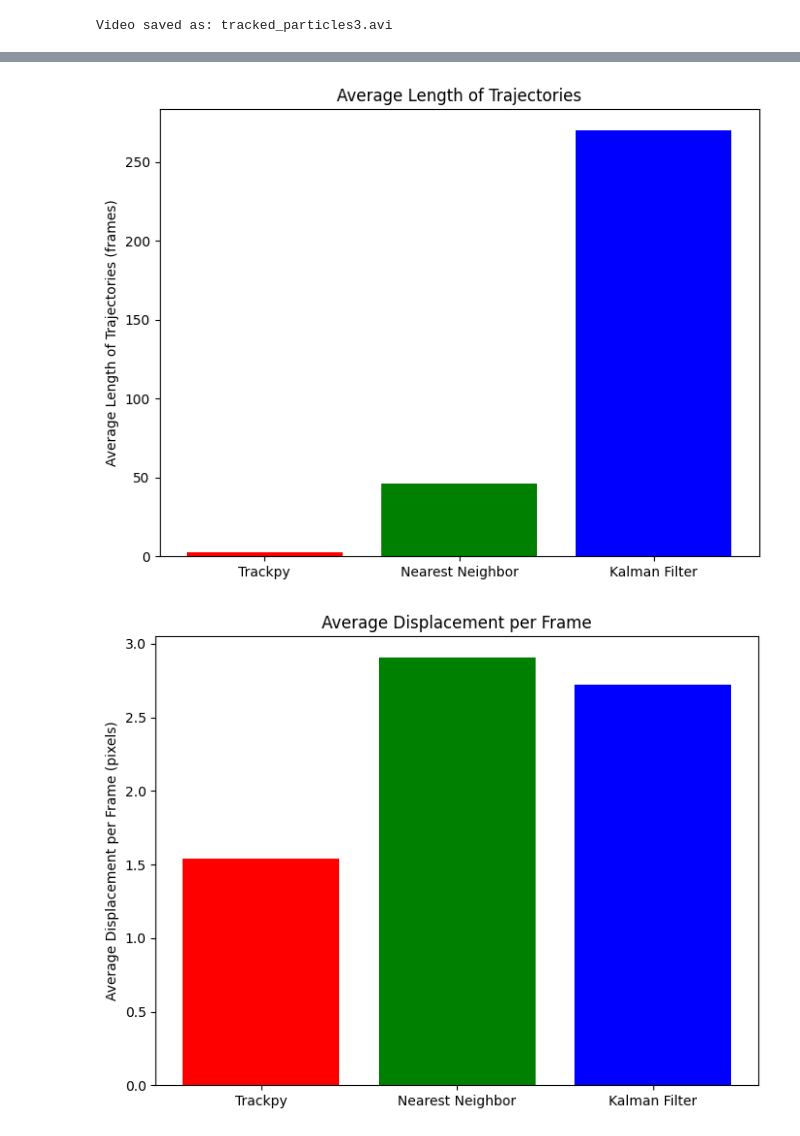
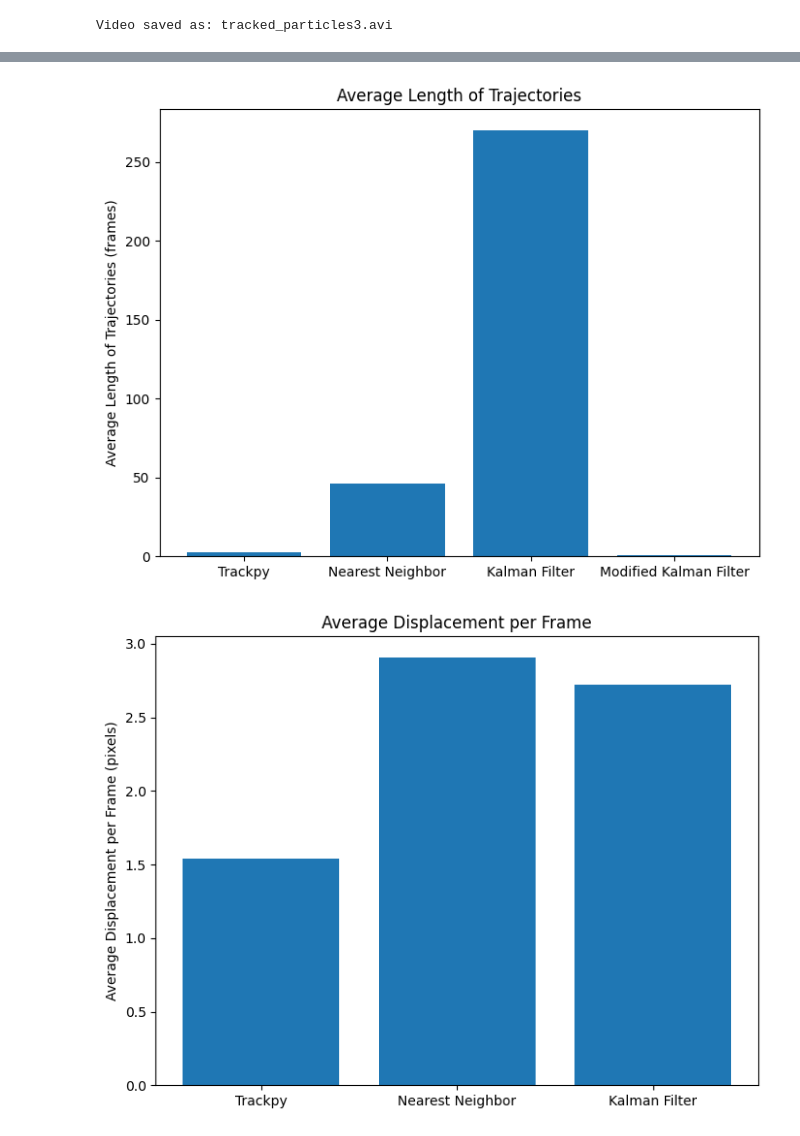
Before and after one commit to ramy-code/particle_tracking, a Jupyter notebook: notebook.ipynb, the cells around one changed output, grey strips where cells are left out. Drawn from its saved outputs; the diff is of its cells as text; code cells hidden in the pictures.

```diff
--- a/notebook.ipynb
+++ b/notebook.ipynb
@@ -259,33 +94,3 @@ colored_sequence = color_sequence(trackpy_trajectories)
 save_as_video(colored_sequence, 'tracked_particles3.avi', fps=30)
 # %% [output]
 Video saved as: tracked_particles3.avi
-# %%
-def calculate_metrics(trajectories, method_name):
-    lengths = [len(traj) for traj in trajectories]
-    avg_length = np.mean(lengths)
-
-    # Calculate the number of trajectories
-    num_trajectories = len(trajectories)
-
-    # Calculate the average displacement per frame
-    displacements = []
-    for traj in trajectories:
-        # Calculate the Euclidean distance between each consecutive pair of points in a trajectory
-        displacement = np.sqrt(np.sum(np.diff(traj, axis=0)**2, axis=1))
-        displacements.extend(displacement)
-
-    avg_displacement = np.mean(displacements)
-
-    # Print the results
-    print(f"Method: {method_name}")
-    print(f"Number of Trajectories: {num_trajectories}")
-    print(f"Average Length of Trajectories: {avg_length:.2f} frames")
-    print(f"Average Displacement per Frame: {avg_displacement:.2f} pixels")
-    print("=" * 40)
-
-    return {
-        "method": method_name,
-        "num_trajectories": num_trajectories,
-        "avg_length": avg_length,
-        "avg_displacement": avg_displacement
-    }
@@ -293,11 +100,13 @@ def calculate_metrics(trajectories, method_name):
 trackpy_trajectories = track_with_trackpy(frames)
 nearest_neighbor_trajectories = track_with_nearest_neighbor(frames)
 kalman_trajectories = track_with_kalman_filter(frames)
+modified_kalman_trajectories = track_with_modified_kalman(frames)
 
 # Calculate metrics for each method
 metrics_trackpy = calculate_metrics(trackpy_trajectories, "Trackpy")
 metrics_nearest_neighbor = calculate_metrics(nearest_neighbor_trajectories, "Nearest Neighbor")
 metrics_kalman = calculate_metrics(kalman_trajectories, "Kalman Filter")
+metrics_modified_kalman = calculate_metrics(modified_kalman_trajectories, "Modified Kalman Filter")
 # %% [output]
 Frame 270: 12 trajectories present.
 Method: Trackpy
@@ -317,24 +127,24 @@ Average Displacement per Frame: 2.72 pixels
 ========================================
 # %%
-metrics_df = pd.DataFrame([metrics_trackpy, metrics_nearest_neighbor, metrics_kalman])
+metrics_df = pd.DataFrame([metrics_trackpy, metrics_nearest_neighbor, metrics_kalman,metrics_modified_kalman])
 # %%
 # Bar plot of average lengths
 plt.figure(figsize=(8, 6))
-plt.bar(metrics_df['method'], metrics_df['avg_length'], color=['red', 'green', 'blue'])
+plt.bar(metrics_df['method'], metrics_df['avg_length'])
 plt.ylabel('Average Length of Trajectories (frames)')
 plt.title('Average Length of Trajectories')
 plt.show()
 # %% [output]
-[figure, old version]
+[figure, new version]
 # %%
 # Bar plot of average displacements
 plt.figure(figsize=(8, 6))
-plt.bar(metrics_df['method'], metrics_df['avg_displacement'], color=['red', 'green', 'blue'])
+plt.bar(metrics_df['method'], metrics_df['avg_displacement'])
 plt.ylabel('Average Displacement per Frame (pixels)')
 plt.title('Average Displacement per Frame')
 plt.show()
 # %% [output]
-[figure, old version]
+[figure, new version]
 # %%
 # Bar plot of number of trajectories
 plt.figure(figsize=(8, 6))
```
Also changed, not shown: parts of 19 cells of this notebook, 5 other files.
